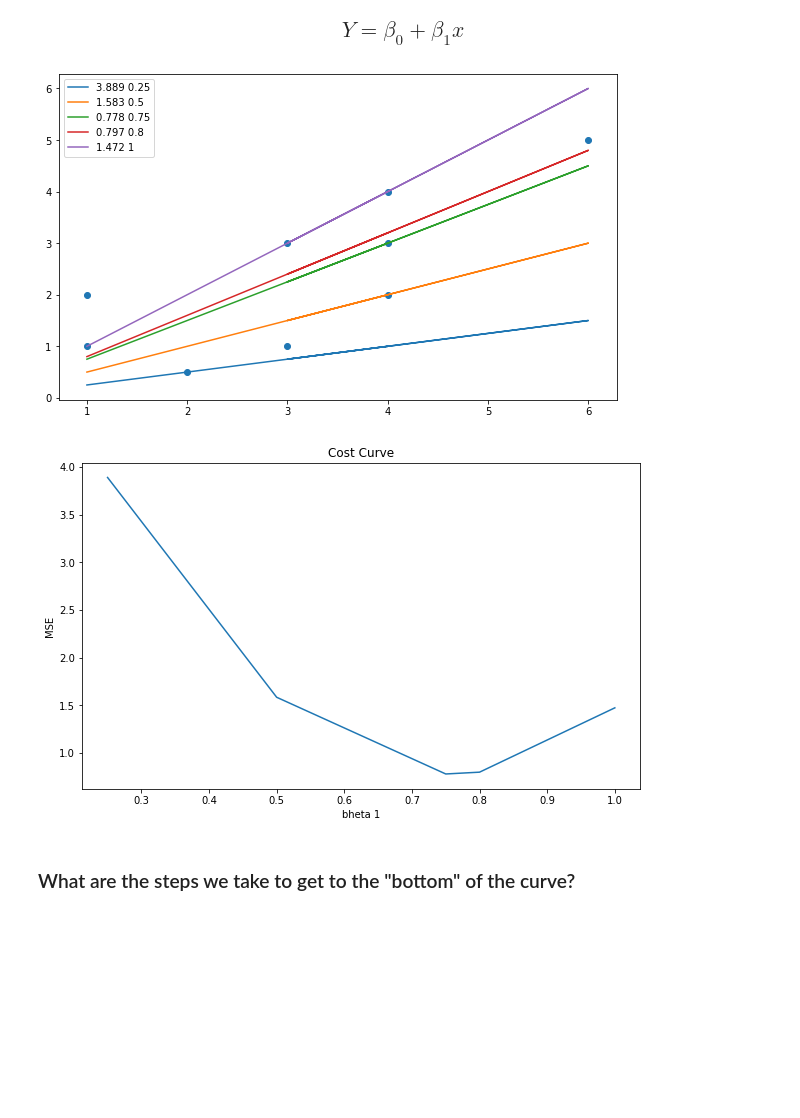
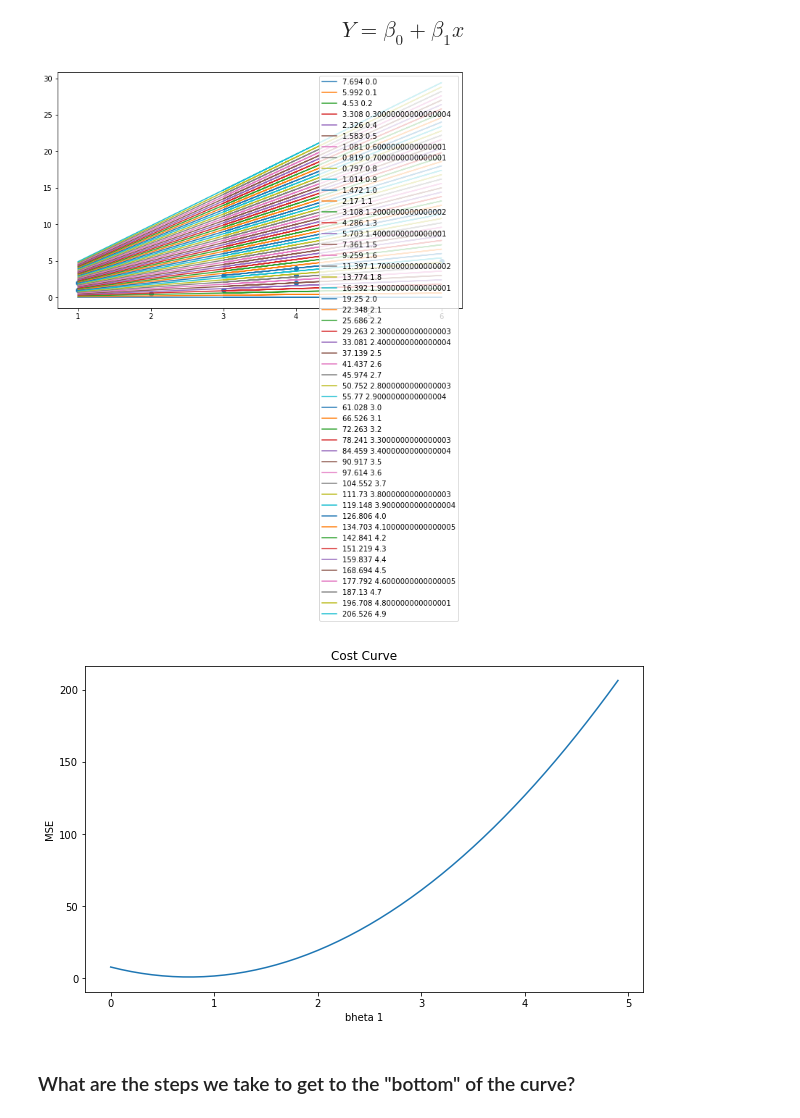
Before and after one commit to cierra4prez/nyc-mhtn-ds-102620-lectures, a Jupyter notebook: Phase_3/Gradient_Descent/Gradient Descent.ipynb, the cells around one changed output. Drawn from its saved outputs; the diff is of its cells as text; code cells hidden in the pictures; blank space fills up the shorter version.

```diff
--- a/Phase_3/Gradient_Descent/Gradient Descent.ipynb
+++ b/Phase_3/Gradient_Descent/Gradient Descent.ipynb
@@ -47,20 +47,20 @@ plt.show()
 # %%
 ## Generate some random lines using the above formula
 beta_0 = 0
-beta_1 = [.25, .5, .75, .8, 1,]
-#beta_1 = list(np.arange(0,5,0.1))
+#beta_1 = [.25, .5, .75, .8, 1,]
+beta_1 = list(np.arange(0,5,0.1))
 fig, ax = plt.subplots(figsize=(10,6))
 mses = []
 for t in beta_1:
     line = beta_0 + (np.array(x)*t)
     mse = round(mean_squared_error(y, line),3)
     mses.append(mse)
     ax.plot(x, line, label=f'{mse} {t}')
 ax.scatter(x,y)
 plt.legend()
 plt.show()
 # %% [output]
-[figure, old version]
+[figure, new version]
 # %%
 # Plot the Cost Curve
 fig, ax = plt.subplots(figsize=(10,6))
@@ -70,7 +70,7 @@ ax.set_xlabel('bheta 1')
 ax.set_ylabel('MSE')
 plt.show()
 # %% [output]
-[figure, old version]
+[figure, new version]
 # %% [markdown]
 ### What are the steps we take to get to the "bottom" of the curve?
 # %% [markdown]
```
Also changed, not shown: parts of 2 cells of this notebook.
